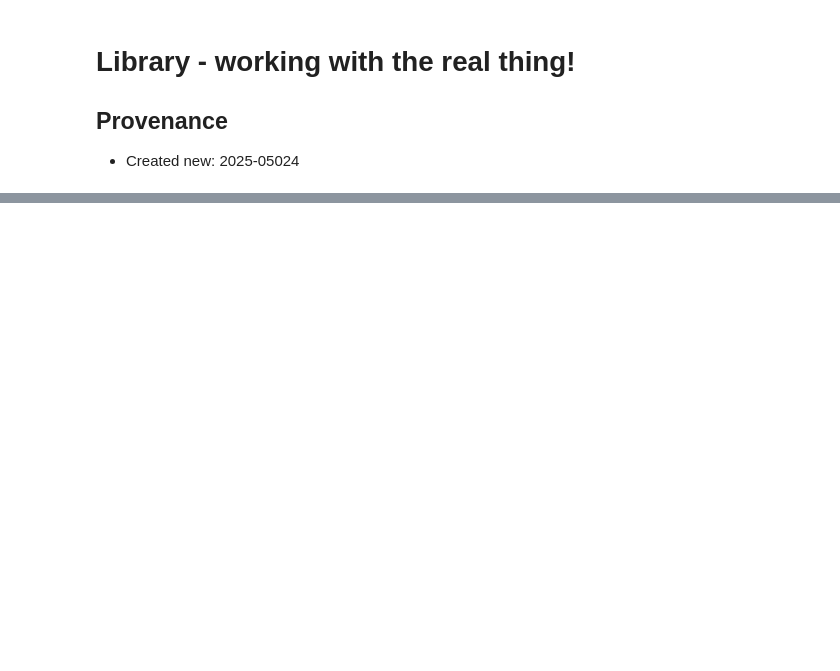
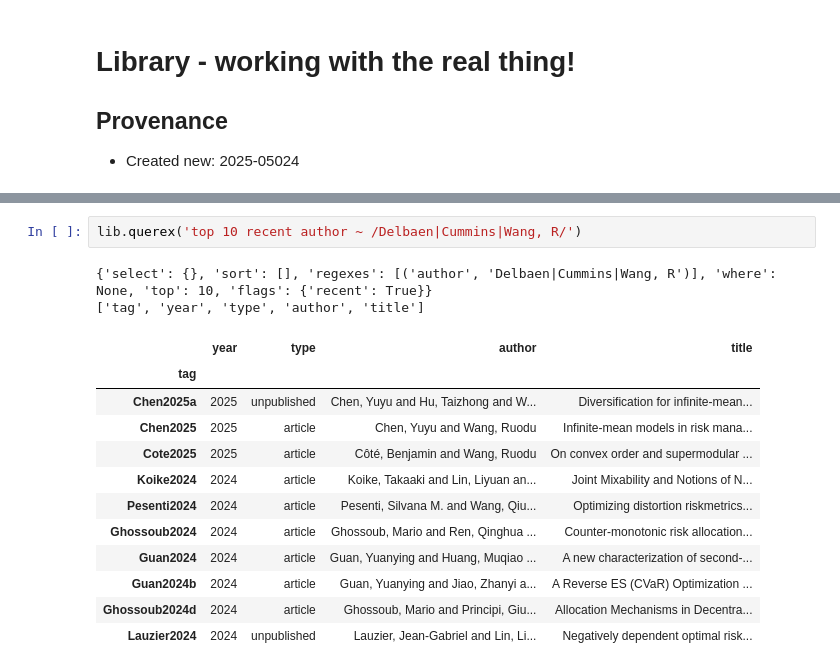
Before and after one commit to mynl/archivum_project, a Jupyter notebook: temp/library.ipynb, the cells around one changed output, grey strips where cells are left out. Cells and saved outputs as stored; diff of their text form; blank space fills up the shorter version.

```diff
--- a/temp/library.ipynb
+++ b/temp/library.ipynb
@@ -93,0 +120,17 @@ time: 16 ms (started: 2025-05-24 13:05:01 +01:00)
+# %%
+lib.querex('top 10 recent author ~ /Delbaen|Cummins|Wang, R/')
+# %% [output]
+{'select': {}, 'sort': [], 'regexes': [('author', 'Delbaen|Cummins|Wang, R')], 'where': None, 'top': 10, 'flags': {'recent': True}}
+['tag', 'year', 'type', 'author', 'title']
+|  | year | type | author | title |
+| tag |  |  |  |  |
+| Chen2025a | 2025 | unpublished | Chen, Yuyu and Hu, Taizhong and W... | Diversification for infinite-mean... |
+| Chen2025 | 2025 | article | Chen, Yuyu and Wang, Ruodu | Infinite-mean models in risk mana... |
+| Cote2025 | 2025 | article | Côté, Benjamin and Wang, Ruodu | On convex order and supermodular ... |
+| Koike2024 | 2024 | article | Koike, Takaaki and Lin, Liyuan an... | Joint Mixability and Notions of N... |
+| Pesenti2024 | 2024 | article | Pesenti, Silvana M. and Wang, Qiu... | Optimizing distortion riskmetrics... |
+| Ghossoub2024 | 2024 | article | Ghossoub, Mario and Ren, Qinghua ... | Counter-monotonic risk allocation... |
+| Guan2024 | 2024 | article | Guan, Yuanying and Huang, Muqiao ... | A new characterization of second-... |
+| Guan2024b | 2024 | article | Guan, Yuanying and Jiao, Zhanyi a... | A Reverse ES (CVaR) Optimization ... |
+| Ghossoub2024d | 2024 | article | Ghossoub, Mario and Principi, Giu... | Allocation Mechanisms in Decentra... |
+| Lauzier2024 | 2024 | unpublished | Lauzier, Jean-Gabriel and Lin, Li... | Negatively dependent optimal risk... |
```
Also changed, not shown: parts of 22 cells of this notebook, 22 other files.
